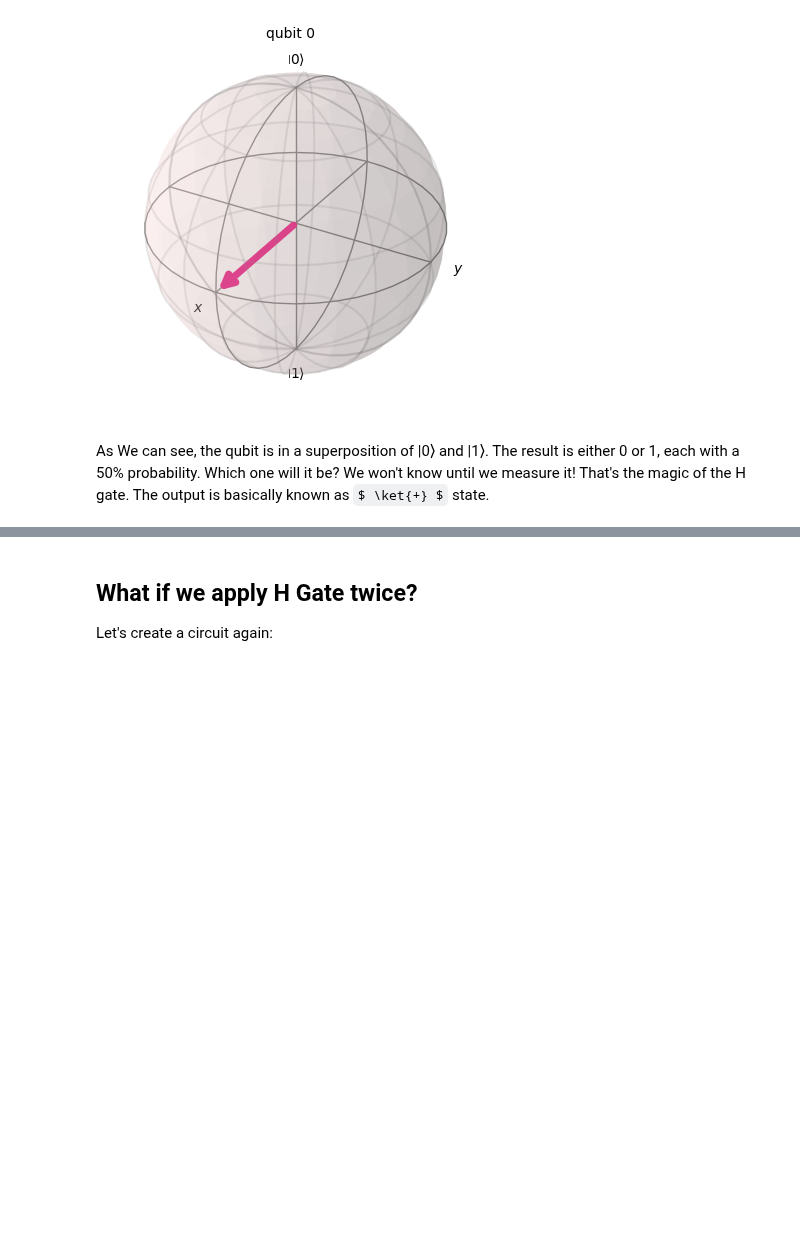
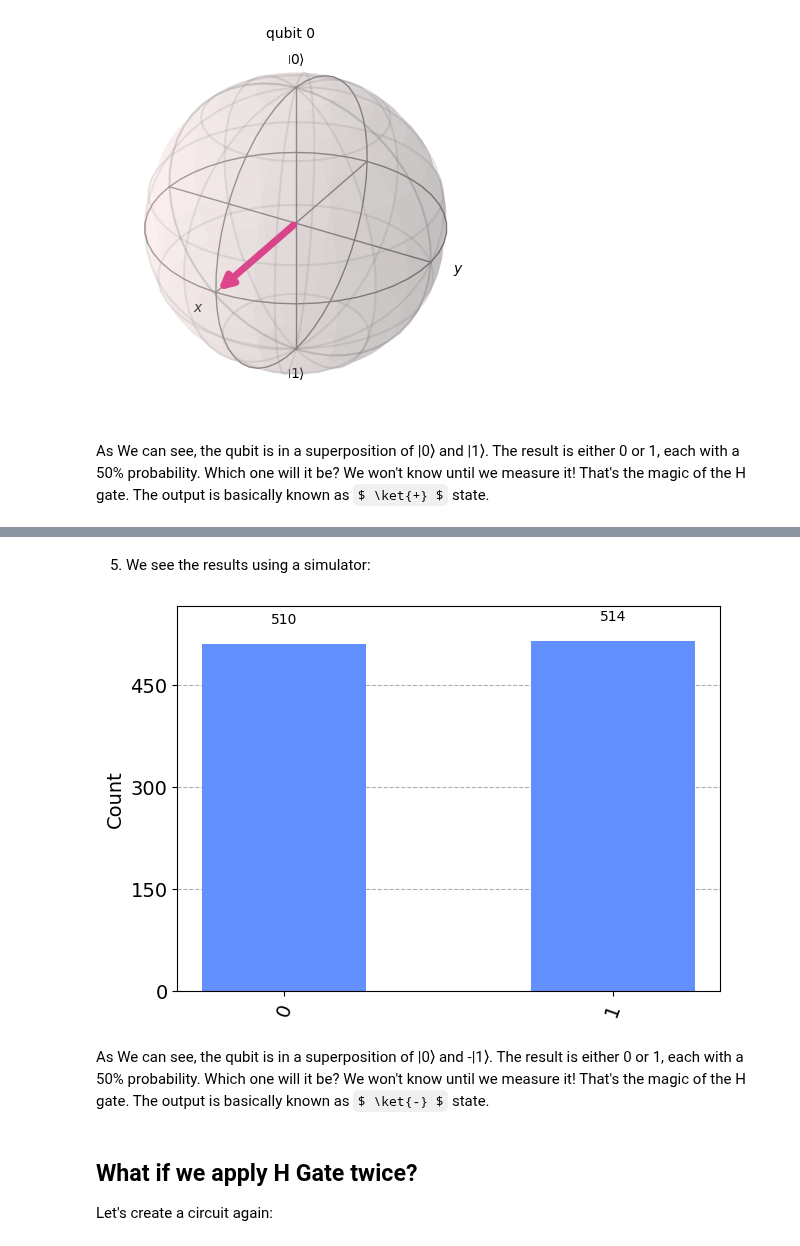
Before and after one commit to ahkatlio/QHSO_Basics_of_Qiskit, a Jupyter notebook: Books/Fundamentals/Basic_Gates/H_gate.ipynb, the cells around one changed output, grey strips where cells are left out. Cells and saved outputs as stored; diff of their text form; code cells hidden in the pictures; some formulas as TeX source; blank space fills up the shorter version.

```diff
--- a/Books/Fundamentals/Basic_Gates/H_gate.ipynb
+++ b/Books/Fundamentals/Basic_Gates/H_gate.ipynb
@@ -110,3 +166,13 @@ As We can see, the qubit is in a superposition of |0⟩ and |1⟩. The result is
+# %% [markdown]
+5) We see the results using a simulator:
+# %%
+result = execute(qc3, backend=simulator, shots=1024).result()
+counts = result.get_counts()
+plot_histogram(counts)
+# %% [output]
+[figure, added]
+# %% [markdown]
+As We can see, the qubit is in a superposition of |0⟩ and -|1⟩. The result is either 0 or 1, each with a 50% probability. Which one will it be? We won't know until we measure it! That's the magic of the H gate. The output is basically known as  $ \ket{-} $ state.
 # %% [markdown]
 <!DOCTYPE html>
 <html>
```
Also changed, not shown: parts of 12 cells of this notebook.
